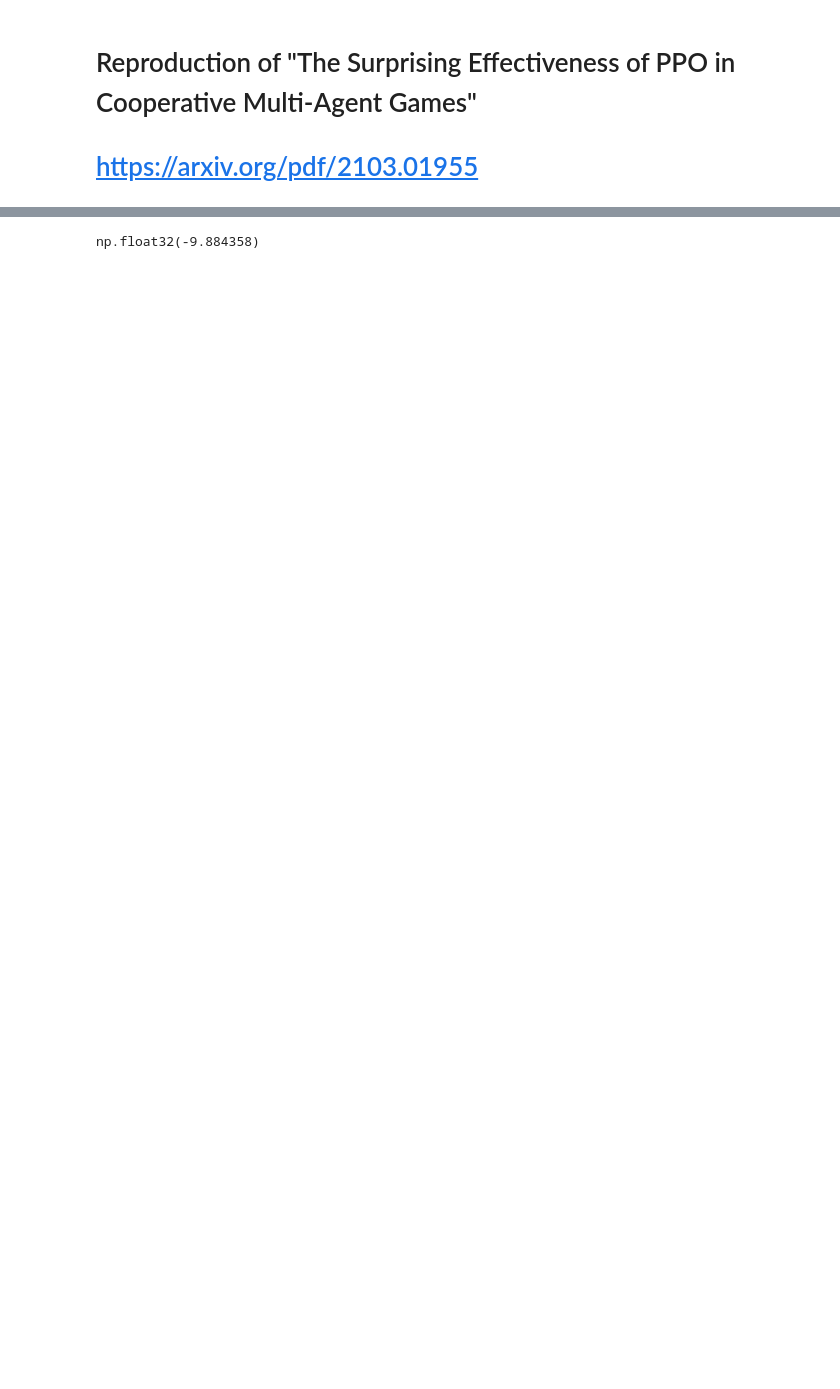
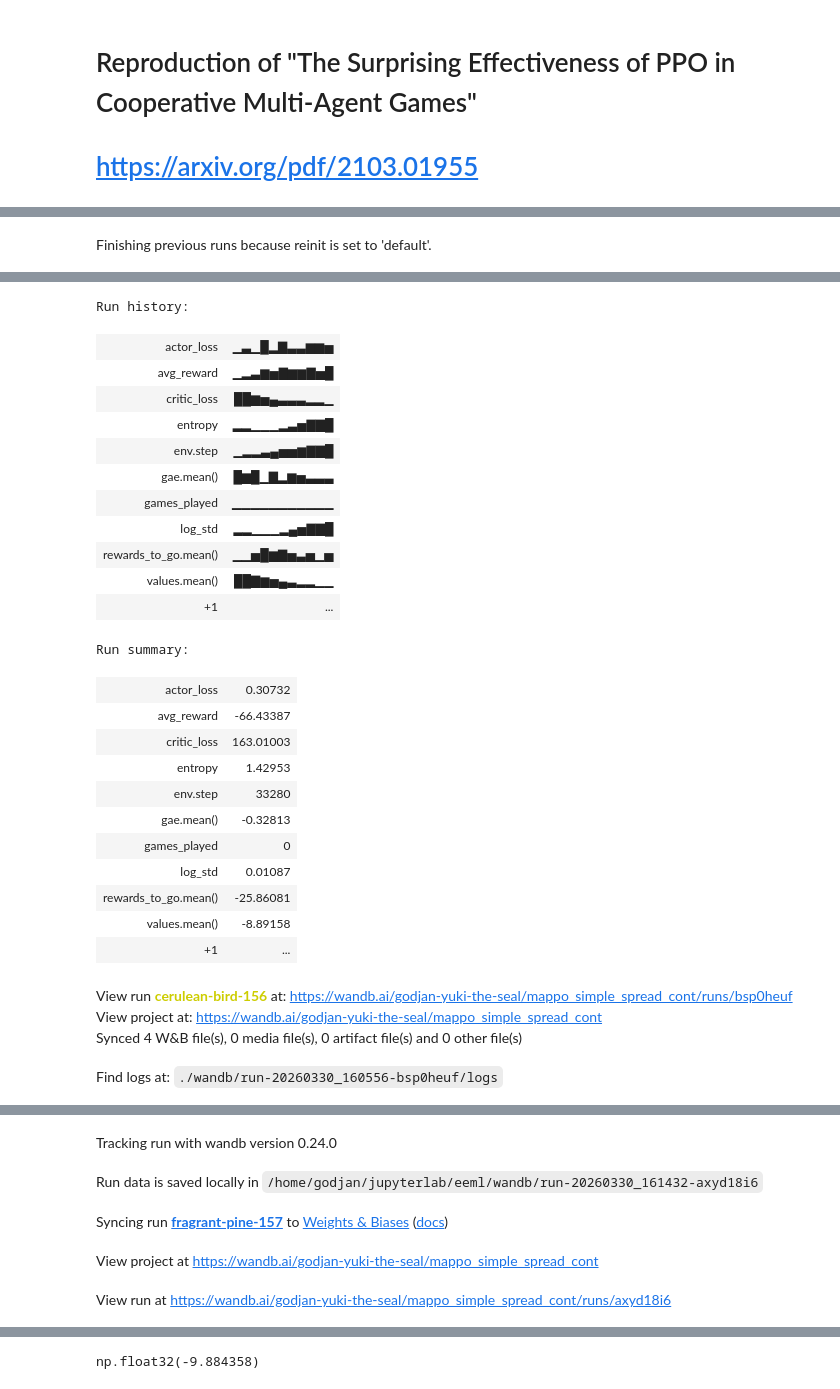
Before and after one commit to g0djan/mappo, a Jupyter notebook: eeml.ipynb, the cells around one changed output, grey strips where cells are left out. Cells and saved outputs as stored; diff of their text form; code cells hidden in the pictures; blank space fills up the shorter version.

```diff
--- a/eeml.ipynb
+++ b/eeml.ipynb
@@ -563 +724,10 @@ class Training:
+# %%
+# Only related to SMAC
+
+for i in range(6):
+    if smac_5v6_training is not None:
+        smac_5v6_training.env.close()
+    smac_5v6_training = Smac5v6Training()
+    smac_5v6_training.init_metrics_and_checkpointing()
+    smac_5v6_training.train()
 # %%
@@ -620,5 +792,3 @@ class SimpleSpreadTraining(Training):
         self.project = "mappo_simple_spread"
 
         self.checkpoint_folder = "checkpoints/simple_spread"
-# %%
-simple_spread_training = SimpleSpreadTraining()
@@ -660,2 +794,0 @@ KeyboardInterrupt:
-# %%
-simple_spread_training.train()
@@ -661,0 +869,8 @@ simple_spread_training.train()
+# %%
+# Only related to MPE Simple spread
+for i in range(6):
+    simple_spread_training = SimpleSpreadContTraining()
+    simple_spread_training.init_metrics_and_checkpointing()
+    simple_spread_training.train(is_continuous=True)
+# %% [output]
+Finishing previous runs because reinit is set to 'default'.
@@ -661,0 +878,28 @@ simple_spread_training.train()
+Run history:
+| actor_loss | ▁▃▁█▂▇▃▃▆▆▅ |
+| avg_reward | ▁▂▃▆▅▇▆▆▇▅█ |
+| critic_loss | ██▆▅▄▃▃▃▂▂▁ |
+| entropy | ▂▂▁▁▁▂▃▅▇▇█ |
+| env.step | ▁▂▂▃▄▅▅▆▇▇█ |
+| gae.mean() | █▆█▁▇▂▆▅▃▃▃ |
+| games_played | ▁▁▁▁▁▁▁▁▁▁▁ |
+| log_std | ▂▂▁▁▁▂▄▅▇▇█ |
+| rewards_to_go.mean() | ▁▁▅█▆▇▅▃▅▁▅ |
+| values.mean() | ██▇▆▅▄▃▂▂▁▁ |
+| +1 | ... |
+Run summary:
+| actor_loss | 0.30732 |
+| avg_reward | -66.43387 |
+| critic_loss | 163.01003 |
+| entropy | 1.42953 |
+| env.step | 33280 |
+| gae.mean() | -0.32813 |
+| games_played | 0 |
+| log_std | 0.01087 |
+| rewards_to_go.mean() | -25.86081 |
+| values.mean() | -8.89158 |
+| +1 | ... |
+View run cerulean-bird-156 at: https://wandb.ai/godjan-yuki-the-seal/mappo_simple_spread_cont/runs/bsp0heuf
+View project at: https://wandb.ai/godjan-yuki-the-seal/mappo_simple_spread_cont
+Synced 4 W&B file(s), 0 media file(s), 0 artifact file(s) and 0 other file(s)
+Find logs at: ./wandb/run-20260330_160556-bsp0heuf/logs
@@ -662 +907,6 @@ simple_spread_training.train()
+Tracking run with wandb version 0.24.0
+Run data is saved locally in /home/godjan/jupyterlab/eeml/wandb/run-20260330_161432-axyd18i6
+Syncing run fragrant-pine-157 to Weights & Biases (docs)
+View project at https://wandb.ai/godjan-yuki-the-seal/mappo_simple_spread_cont
+View run at https://wandb.ai/godjan-yuki-the-seal/mappo_simple_spread_cont/runs/axyd18i6
 # %%
```
Also changed, not shown: parts of 14 cells of this notebook, 1 other file.
